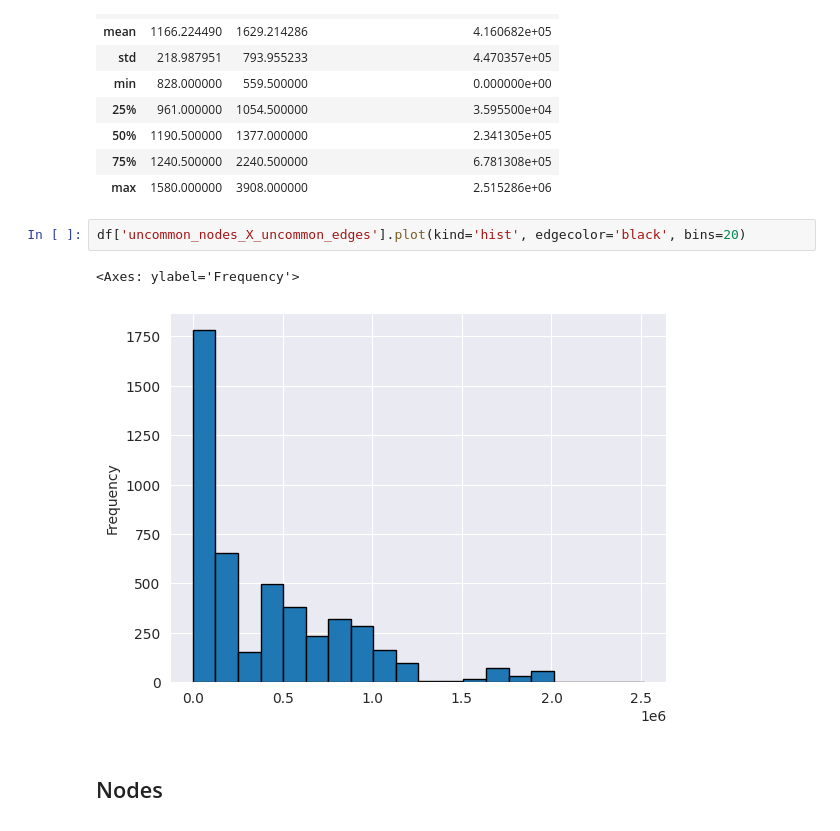
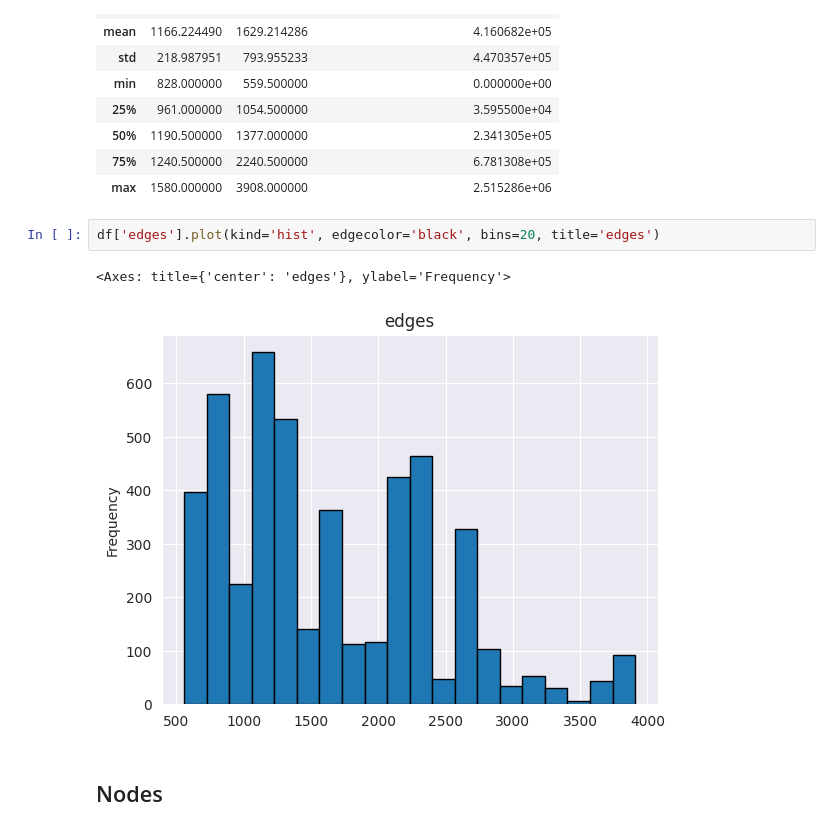
Before and after one commit to mreza-kiani/graph-generalization-algorithm, a Jupyter notebook: src/main/resources/scripts/performance/Selenium/analyzer.ipynb, the cells around one changed output. Drawn from its saved outputs; the diff is of its cells as text.

```diff
--- a/src/main/resources/scripts/performance/Selenium/analyzer.ipynb
+++ b/src/main/resources/scripts/performance/Selenium/analyzer.ipynb
@@ -528,10 +528,10 @@ df.describe()[['nodes', 'edges', 'uncommon_nodes_X_uncommon_edges']]
 | 75% | 1240.500000 | 2240.500000 | 6.781308e+05 |
 | max | 1580.000000 | 3908.000000 | 2.515286e+06 |
 # %%
-df['uncommon_nodes_X_uncommon_edges'].plot(kind='hist', edgecolor='black', bins=20)
+df['edges'].plot(kind='hist', edgecolor='black', bins=20, title='edges')
 # %% [output]
-<Axes: ylabel='Frequency'>
+<Axes: title={'center': 'edges'}, ylabel='Frequency'>
-[figure, old version]
+[figure, new version]
 # %% [markdown]
 ## Nodes
 # %%
```
Also changed, not shown: parts of 7 cells of this notebook, 2 other files.
